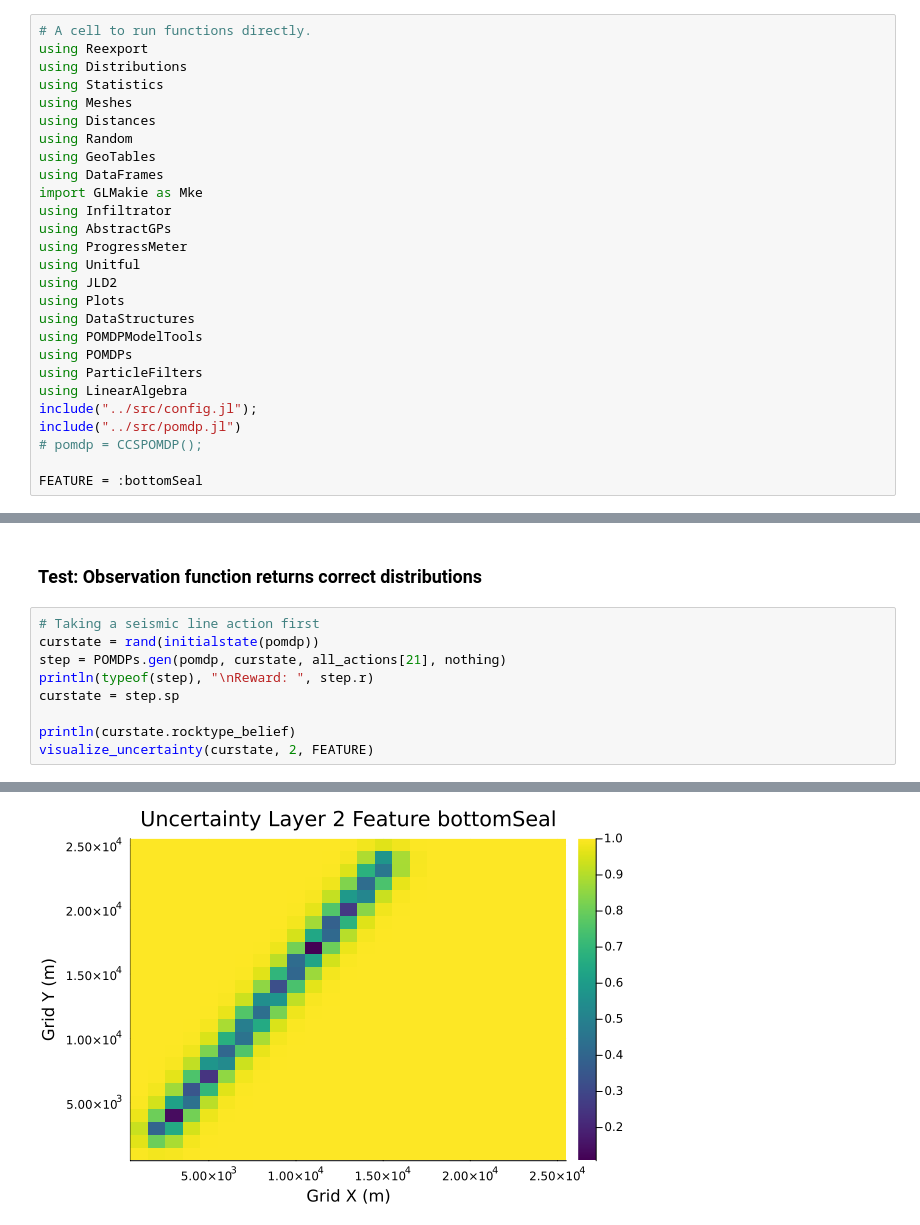
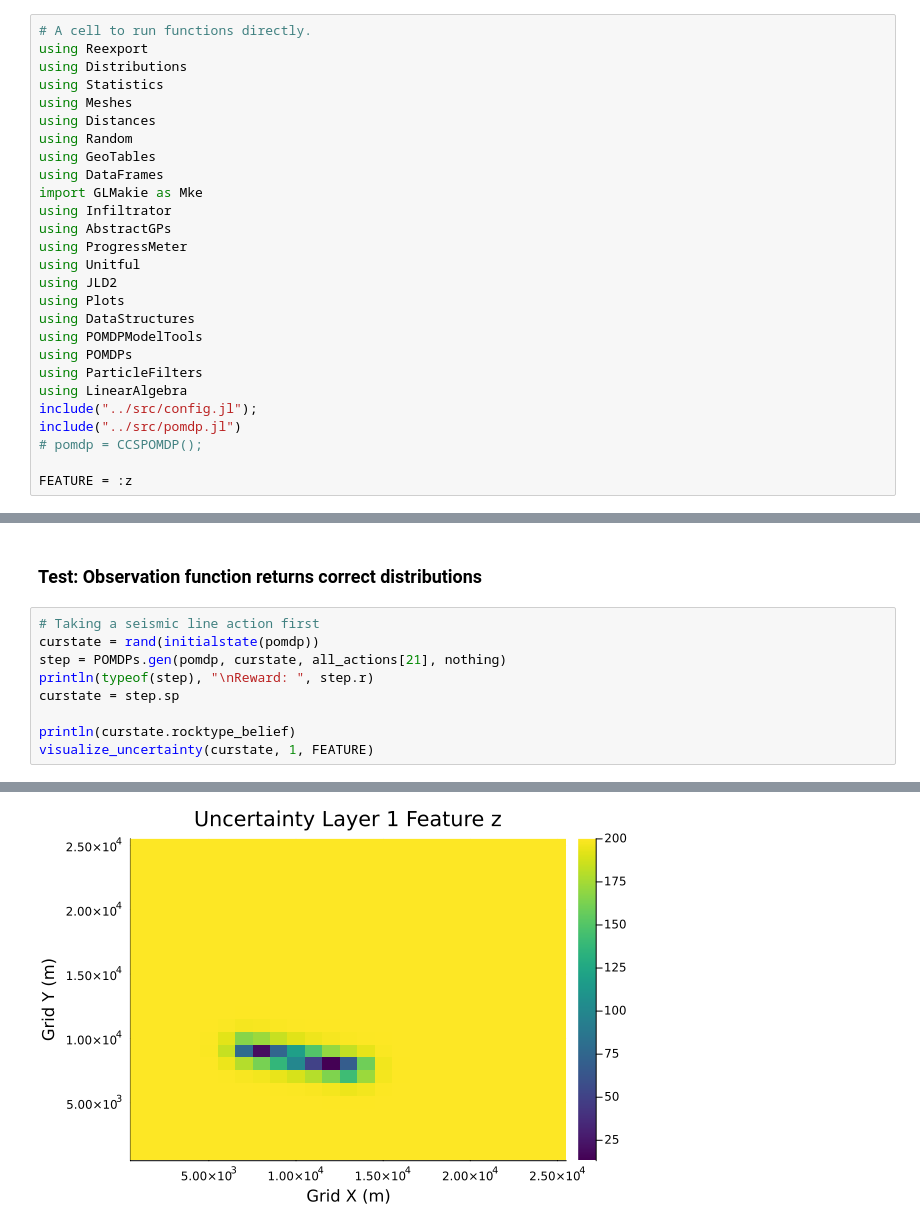
Before and after one commit to sisl/CGS_CCS, a Jupyter notebook: scripts/scratch.ipynb, the cells around one changed output, grey strips where cells are left out. Cells and saved outputs as stored; diff of their text form.

```diff
--- a/scripts/scratch.ipynb
+++ b/scripts/scratch.ipynb
@@ -24,6 +24,6 @@ include("../src/config.jl");
 include("../src/pomdp.jl")
 # pomdp = CCSPOMDP();
 
-FEATURE = :bottomSeal
+FEATURE = :z
 # %% [output]
 WARNING: redefinition of constant Main.FEATURE_NAMES. This may fail, cause incorrect answers, or produce other errors.
@@ -44,5 +46,5 @@ println(typeof(step), "\nReward: ", step.r)
 curstate = step.sp
 
 println(curstate.rocktype_belief)
-visualize_uncertainty(curstate, 2, FEATURE)
+visualize_uncertainty(curstate, 1, FEATURE)
 # %% [output]
@@ -62,4 +68,4 @@ Categorical{Float64, Vector{Float64}}[Categorical{Float64, Vector{Float64}}(supp
-[figure, old version]
+[figure, new version]
 # %%
 curstate = rand(initialstate(pomdp))
 step = POMDPs.gen(pomdp, curstate, all_actions[2], nothing)
```
Also changed, not shown: parts of 5 cells of this notebook, 4 other files.
